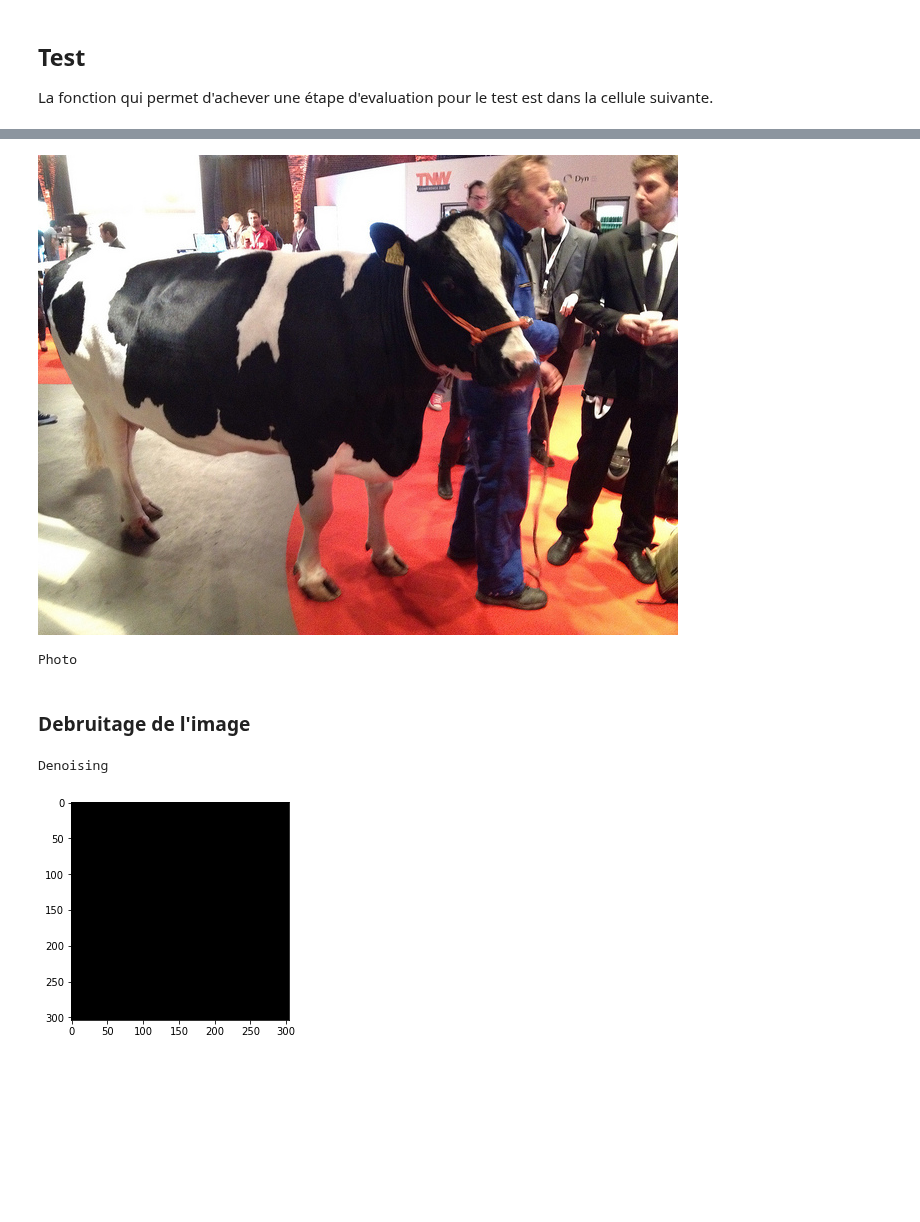
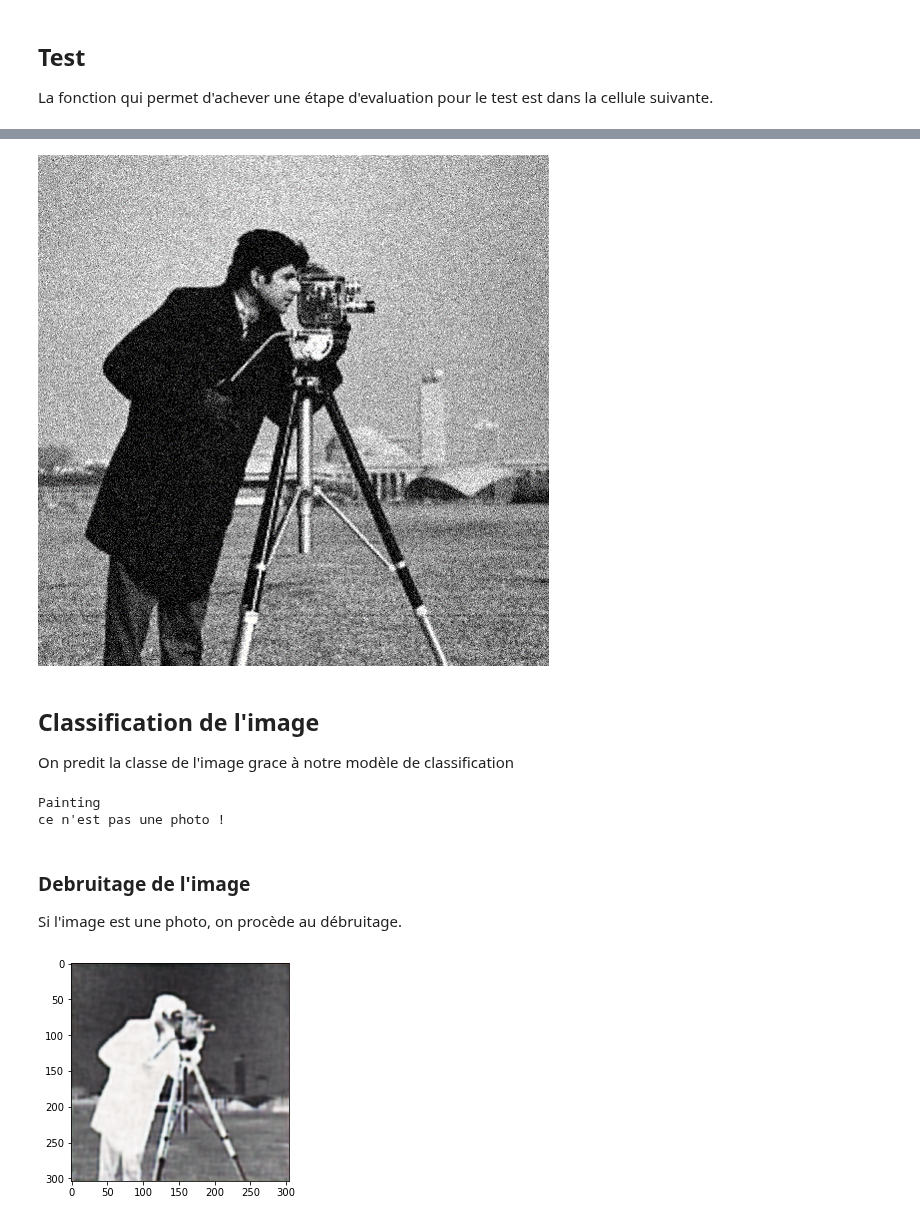
Before and after one commit to Bnder1/Projet-DataScienceA5, a Jupyter notebook: Livrable 3/phase3_Clean.ipynb, the cells around one changed output, grey strips where cells are left out. Saved outputs shown, nothing was run; the diff lists cells and outputs as text; code cells hidden in the pictures; blank space fills up the shorter version.

```diff
--- a/Livrable 3/phase3_Clean.ipynb
+++ b/Livrable 3/phase3_Clean.ipynb
@@ -1140,11 +1148,15 @@ Voici la schématisation de notre pipline complet.
 # %%
 #Selection d'une image aléatoire
 image_to_test = random.choice(os.listdir(image_to_test_dir))
 # image_to_test = os.path.join(image_to_test_dir, image_to_test)
-image_to_test = r'G:\DATASETS\DATASETS_CAPTIONNING\train2014\COCO_train2014_000000452782.jpg'
+image_to_test = r'G:\DATASETS\DATASETS_CAPTIONNING\perso\cameraBruit.png'
 Image.open(image_to_test)
 # %% [output]
-[figure, old version]
+[figure, new version]
+# %% [markdown]
+## Classification de l'image
+
+On predit la classe de l'image grace à notre modèle de classification
 # %%
 preds = binary_classifier.predict(image_to_test, image_h_classification, image_w_classification)
 preds = np.argmax(preds, axis = - 1)
@@ -1154,15 +1166,19 @@ if class_names[preds[0]] != 'Photo':
     print('ce n\'est pas une photo !')
     isPhoto = False
 # %% [output]
-Photo
+Painting
+ce n'est pas une photo !
 # %% [markdown]
 ### Debruitage de l'image
+
+Si l'image est une photo, on procède au débruitage.
 # %%
+isPhoto = True
 if isPhoto :
-    print('Denoising')
     clean_img = denoiser.predict(image_to_test, image_h, image_w)
-    plt.imshow(clean_img[0].astype(np.uint8))
+    cv2.imwrite('./tmp/tmp.png', (clean_img[0] * 255).astype(np.uint8))
+    clean_img = 1.0 - clean_img[0]
+    plt.imshow(clean_img)
     plt.show()
 # %% [output]
-Denoising
-[figure, old version]
+[figure, new version]
```
Also changed, not shown: parts of 13 cells of this notebook.
